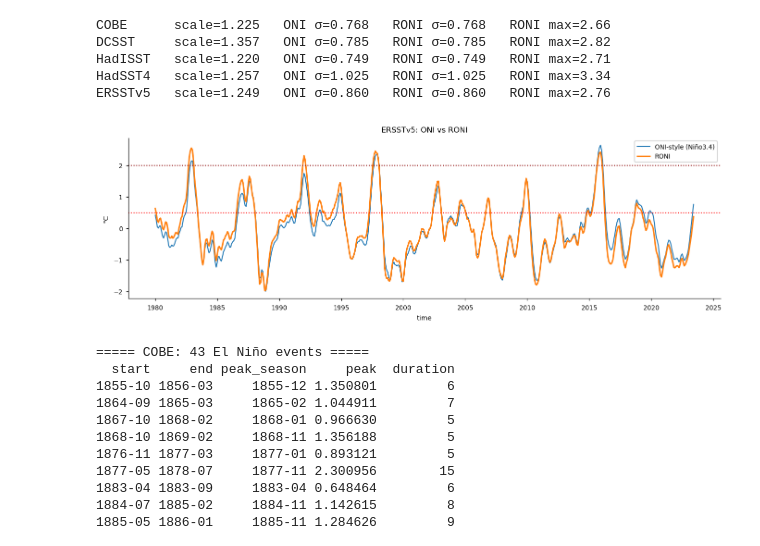
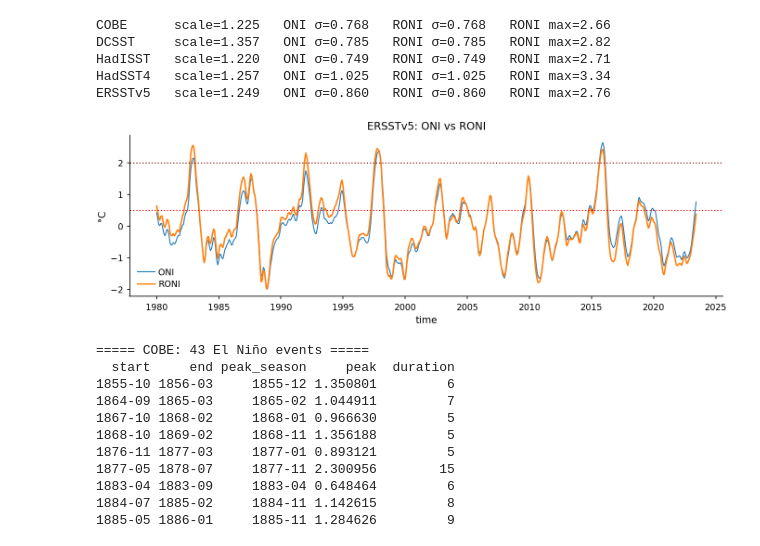
Before and after one commit to adisen99/extreme_el_nino_2026, a Jupyter notebook: 01_observation_data_context.ipynb, the cells around one changed output. Saved outputs shown, nothing was run; the diff lists cells and outputs as text; code cells hidden in the pictures.

```diff
--- a/01_observation_data_context.ipynb
+++ b/01_observation_data_context.ipynb
@@ -24,23 +24,42 @@ import matplotlib as mpl
 mpl.rcParams.update({
     "font.family": "sans-serif",
     "font.sans-serif": ["Arial", "Helvetica", "DejaVu Sans"],
-    "font.size": 7,
-    "axes.titlesize": 8, "axes.labelsize": 7,
-    "xtick.labelsize": 6.5, "ytick.labelsize": 6.5,
-    "legend.fontsize": 6.5,
-    "axes.linewidth": 0.6,
-    "xtick.major.width": 0.6, "ytick.major.width": 0.6,
-    "xtick.major.size": 2.5, "ytick.major.size": 2.5,
+
+    # --- type sizes: consistent hierarchy (title > labels > ticks/legend) ---
+    "font.size":        9,
+    "axes.titlesize":   11,
+    "axes.labelsize":   10,
+    "xtick.labelsize":  9,
+    "ytick.labelsize":  9,
+    "legend.fontsize":  9,
+    "figure.titlesize": 12,
+
+    # --- lines & ticks: slightly heavier so they hold up next to bigger text ---
+    "axes.linewidth":    0.8,
+    "lines.linewidth":   1.2,
+    "patch.linewidth":   0.8,
+    "xtick.major.width": 0.8, "ytick.major.width": 0.8,
+    "xtick.major.size":  3.0, "ytick.major.size":  3.0,
+    "xtick.minor.width": 0.6, "ytick.minor.width": 0.6,
+    "xtick.minor.size":  1.8, "ytick.minor.size":  1.8,
     "xtick.direction": "out", "ytick.direction": "out",
+
+    # --- spines & legend ---
     "axes.spines.top": False, "axes.spines.right": False,
-    "lines.linewidth": 1.0,
-    "savefig.dpi": 600, "figure.dpi": 150,
-    "savefig.bbox": "tight", "pdf.fonttype": 42, "ps.fonttype": 42,  # editable text in Illustrator
+    "axes.titlepad": 6, "axes.labelpad": 4,
+    "legend.frameon": False,
+    "legend.handletextpad": 0.4,
+    "legend.labelspacing": 0.35,
+
+    # --- output ---
+    "figure.dpi": 150, "savefig.dpi": 600,
+    "savefig.bbox": "tight", "savefig.pad_inches": 0.02,
+    "pdf.fonttype": 42, "ps.fonttype": 42,   # editable text in Illustrator
 })
 
 MM = 1/25.4
-SINGLE_COL = 89 * MM      # Nature single column
-DOUBLE_COL = 183 * MM     # Nature double column
+SINGLE_COL = 89  * MM
+DOUBLE_COL = 183 * MM
 # %%
 ##  ingest observation data
 # %%
@@ -178,12 +197,12 @@ ERSSTv5   scale=1.249   ONI σ=0.860   RONI σ=0.860   RONI max=2.76
 # %%
 name = "ERSSTv5"
 fig, ax = plt.subplots(figsize=(11, 3))
-oni[name].sel(time=slice("1980", None)).plot(ax=ax, label="ONI-style (Niño3.4)", lw=1)
+oni[name].sel(time=slice("1980", None)).plot(ax=ax, label="ONI", lw=1)
 roni[name].sel(time=slice("1980", None)).plot(ax=ax, label="RONI", lw=1.5)
 ax.axhline(0.5, color="r", ls=":"); ax.axhline(2.0, color="darkred", ls=":")
 ax.set_title(f"{name}: ONI vs RONI"); ax.set_ylabel("°C"); ax.legend(); plt.show()
 # %% [output]
-[figure, old version]
+[figure, new version]
 # %%
 import pandas as pd
 
```
Also changed, not shown: parts of 23 cells of this notebook, 1 other file.
